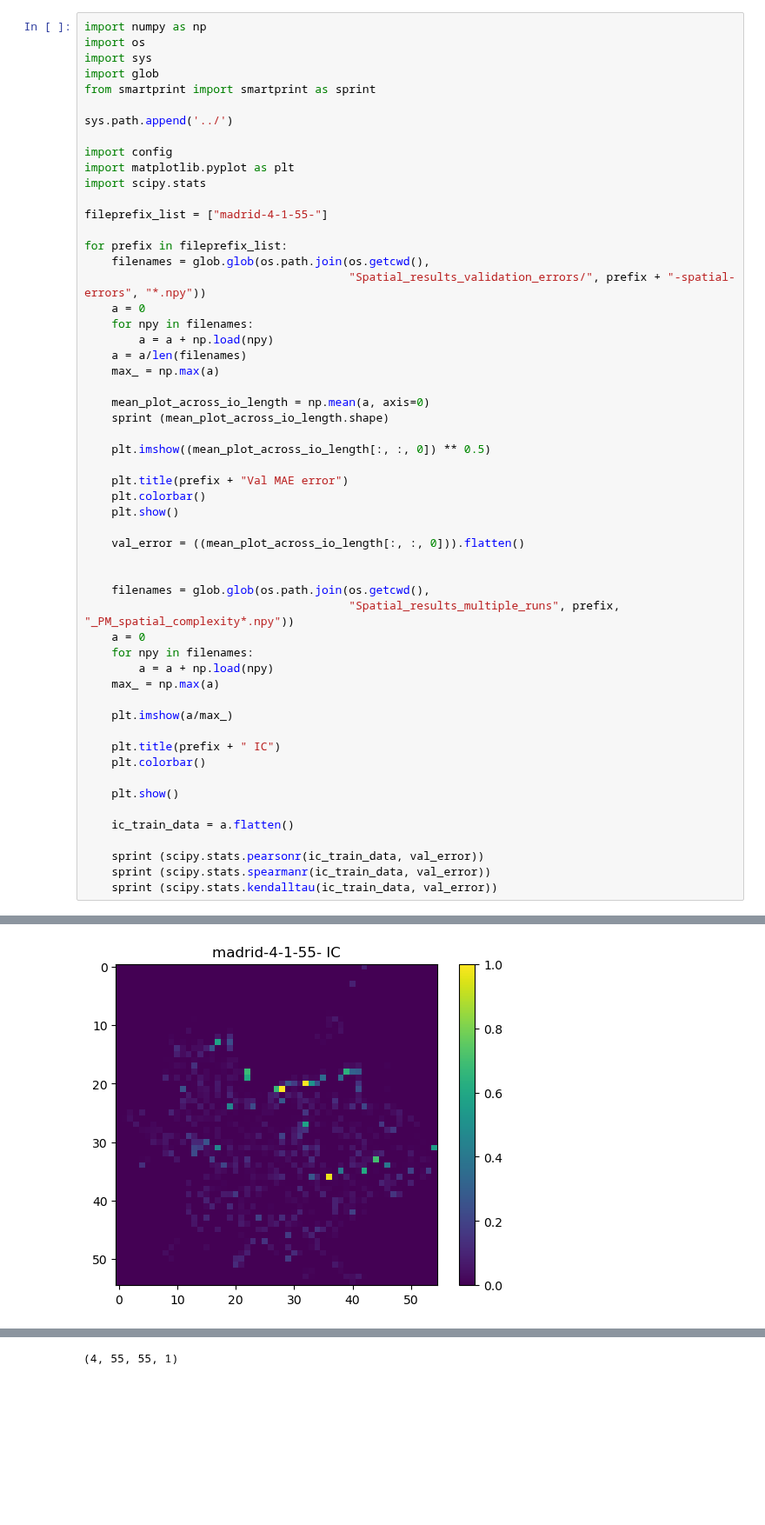
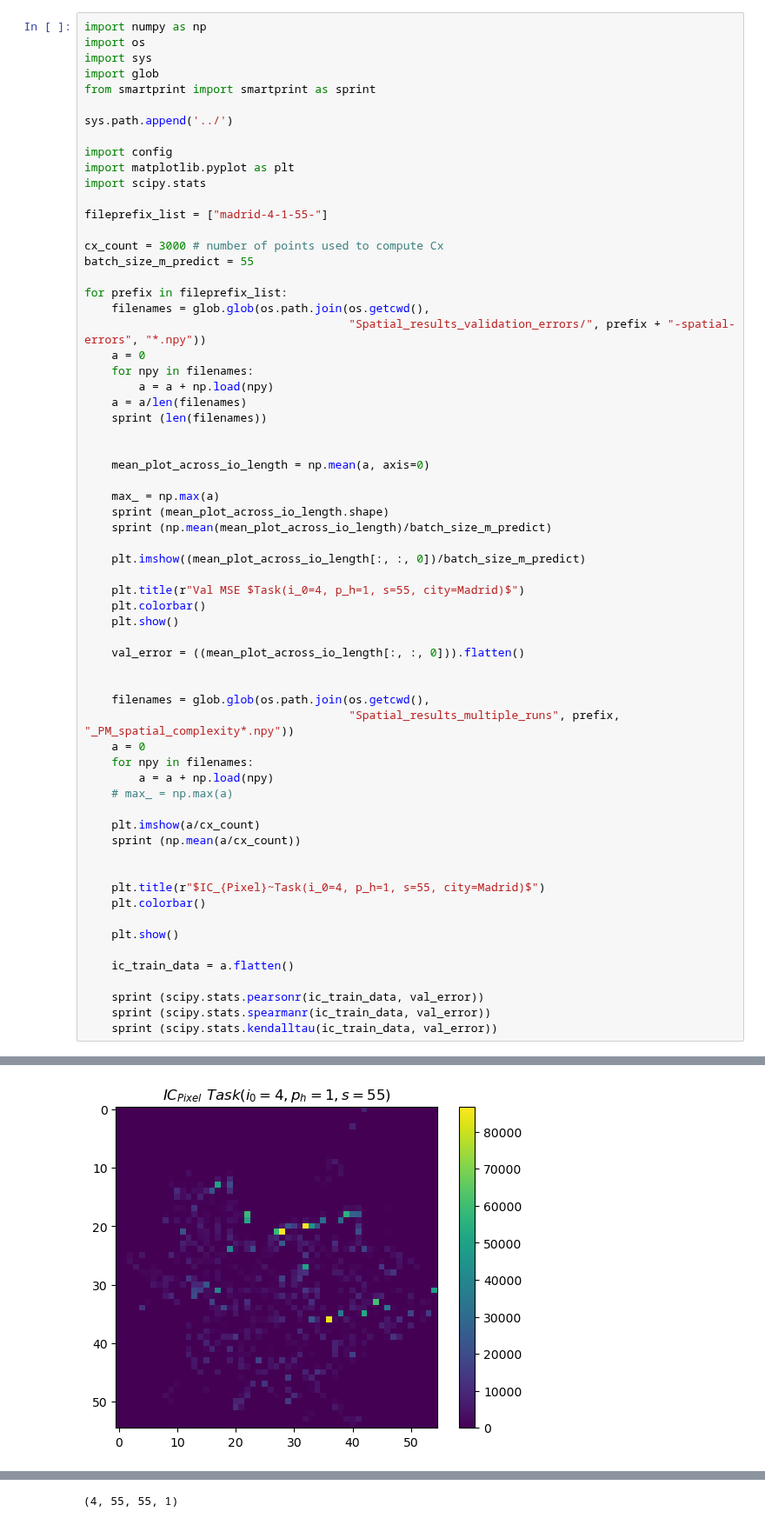
Before and after one commit to mie-lab/Complexity-Aware-Traffic-Prediction, a Jupyter notebook: exploration/CATP/plotting/analyse_spatial_dist_errors.ipynb, the cells around one changed output, grey strips where cells are left out. Shown at 87% size. Saved outputs shown, nothing was run; the diff lists cells and outputs as text; blank space fills up the shorter version.

```diff
--- a/exploration/CATP/plotting/analyse_spatial_dist_errors.ipynb
+++ b/exploration/CATP/plotting/analyse_spatial_dist_errors.ipynb
@@ -13,6 +13,9 @@ import scipy.stats
 
 fileprefix_list = ["madrid-4-1-55-"]
 
+cx_count = 3000 # number of points used to compute Cx
+batch_size_m_predict = 55
+
 for prefix in fileprefix_list:
     filenames = glob.glob(os.path.join(os.getcwd(),
                                        "Spatial_results_validation_errors/", prefix + "-spatial-errors", "*.npy"))
@@ -20,14 +23,18 @@ for prefix in fileprefix_list:
     for npy in filenames:
         a = a + np.load(npy)
     a = a/len(filenames)
-    max_ = np.max(a)
+    sprint (len(filenames))
+
 
     mean_plot_across_io_length = np.mean(a, axis=0)
+
+    max_ = np.max(a)
     sprint (mean_plot_across_io_length.shape)
+    sprint (np.mean(mean_plot_across_io_length)/batch_size_m_predict)
 
-    plt.imshow((mean_plot_across_io_length[:, :, 0]) ** 0.5)
+    plt.imshow((mean_plot_across_io_length[:, :, 0])/batch_size_m_predict)
 
-    plt.title(prefix + "Val MAE error")
+    plt.title(r"Val MSE $Task(i_0=4, p_h=1, s=55, city=Madrid)$")
     plt.colorbar()
     plt.show()
 
@@ -39,11 +46,13 @@ for prefix in fileprefix_list:
     a = 0
     for npy in filenames:
         a = a + np.load(npy)
-    max_ = np.max(a)
+    # max_ = np.max(a)
 
-    plt.imshow(a/max_)
+    plt.imshow(a/cx_count)
+    sprint (np.mean(a/cx_count))
 
-    plt.title(prefix + " IC")
+
+    plt.title(r"$IC_{Pixel}~Task(i_0=4, p_h=1, s=55, city=Madrid)$")
     plt.colorbar()
 
     plt.show()
@@ -59 +71 @@ mean_plot_across_io_length.shape : (55, 55, 1)
-[figure, old version]
+[figure, new version]
```
Also changed, not shown: parts of 10 cells of this notebook, 9 other files.
